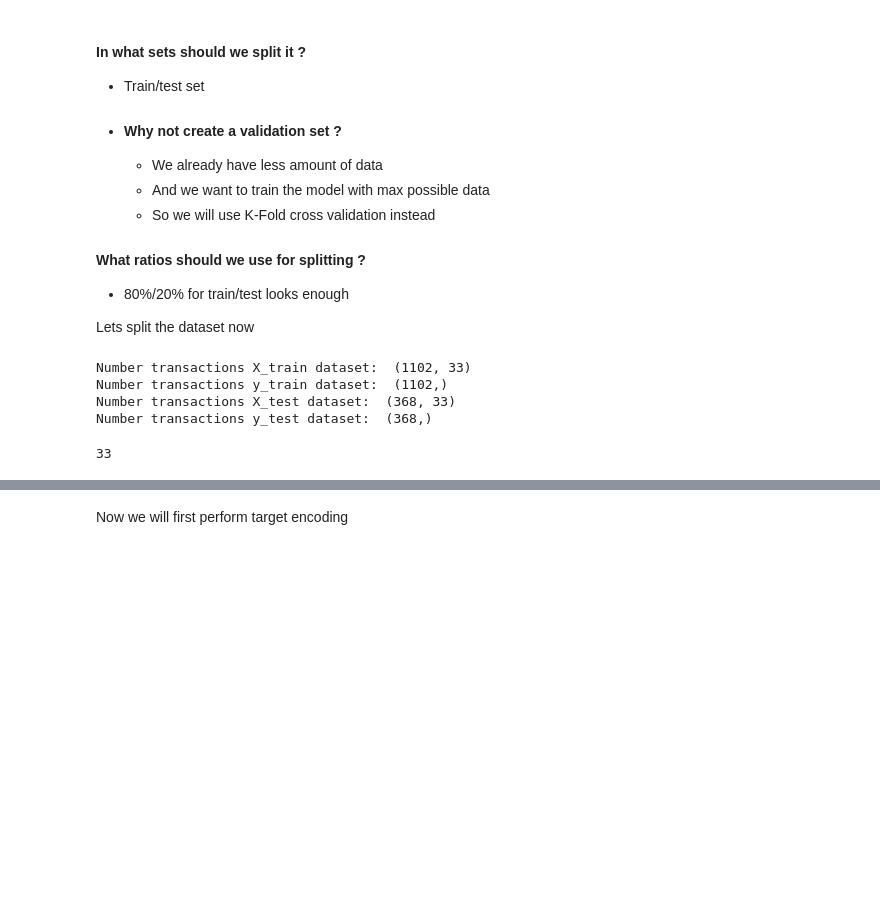
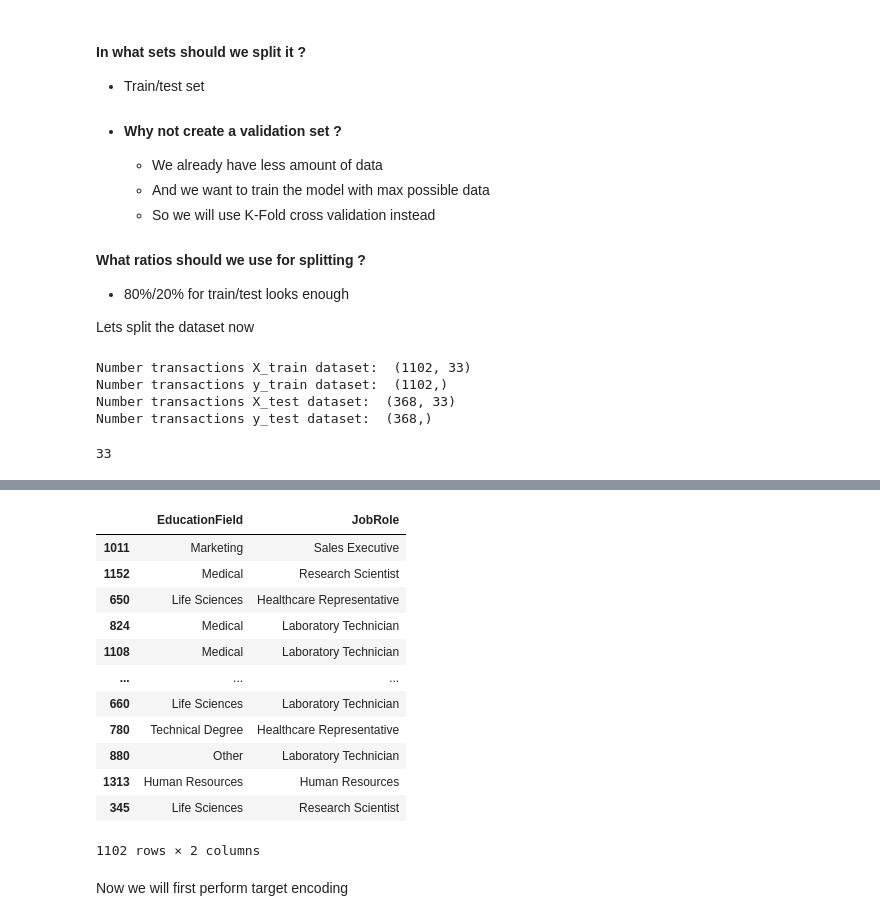
Before and after one commit to Dev-ERAK/DSML-Notes, a Jupyter notebook: M-15 ML-Supervised Algorithms/03 ML Decision Trees-1/PostRead_DecisionTree_1_Usecase_Intro.ipynb, the cells around one changed output, grey strips where cells are left out. Drawn from its saved outputs; the diff is of its cells as text; code cells hidden in the pictures; blank space fills up the shorter version.

```diff
--- a/M-15 ML-Supervised Algorithms/03 ML Decision Trees-1/PostRead_DecisionTree_1_Usecase_Intro.ipynb
+++ b/M-15 ML-Supervised Algorithms/03 ML Decision Trees-1/PostRead_DecisionTree_1_Usecase_Intro.ipynb
@@ -305,3 +380,19 @@ len(X_train.columns)
+# %%
+X_train[["EducationField", "JobRole"]]
+# %% [output]
+|  | EducationField | JobRole |
+| 1011 | Marketing | Sales Executive |
+| 1152 | Medical | Research Scientist |
+| 650 | Life Sciences | Healthcare Representative |
+| 824 | Medical | Laboratory Technician |
+| 1108 | Medical | Laboratory Technician |
+| ... | ... | ... |
+| 660 | Life Sciences | Laboratory Technician |
+| 780 | Technical Degree | Healthcare Representative |
+| 880 | Other | Laboratory Technician |
+| 1313 | Human Resources | Human Resources |
+| 345 | Life Sciences | Research Scientist |
+1102 rows × 2 columns
 # %% [markdown]
 Now we will first perform target encoding
 # %%
```
Also changed, not shown: parts of 13 cells of this notebook, 7 other files.
